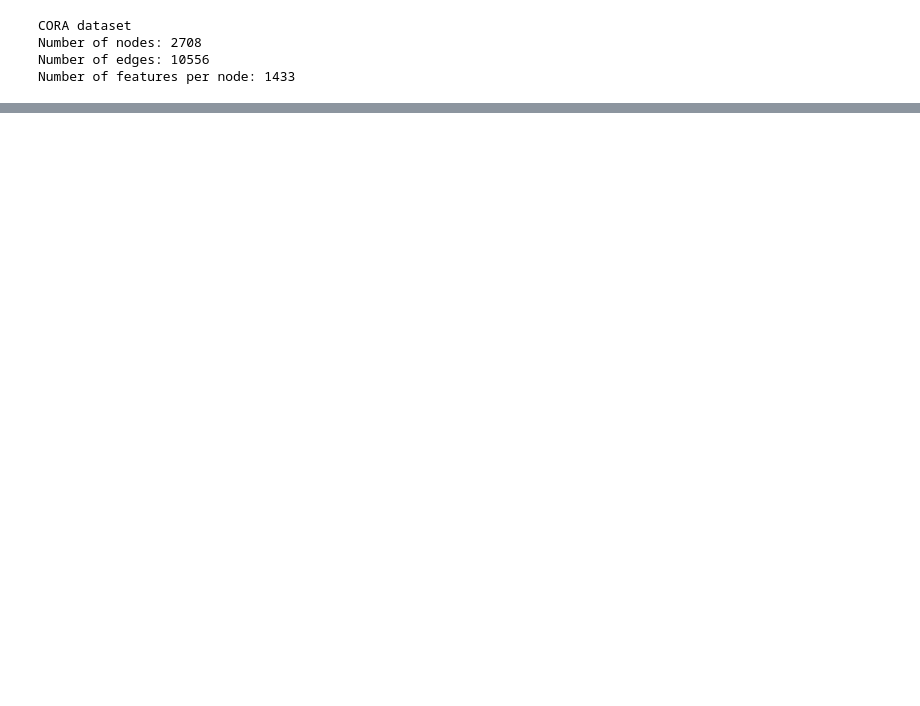
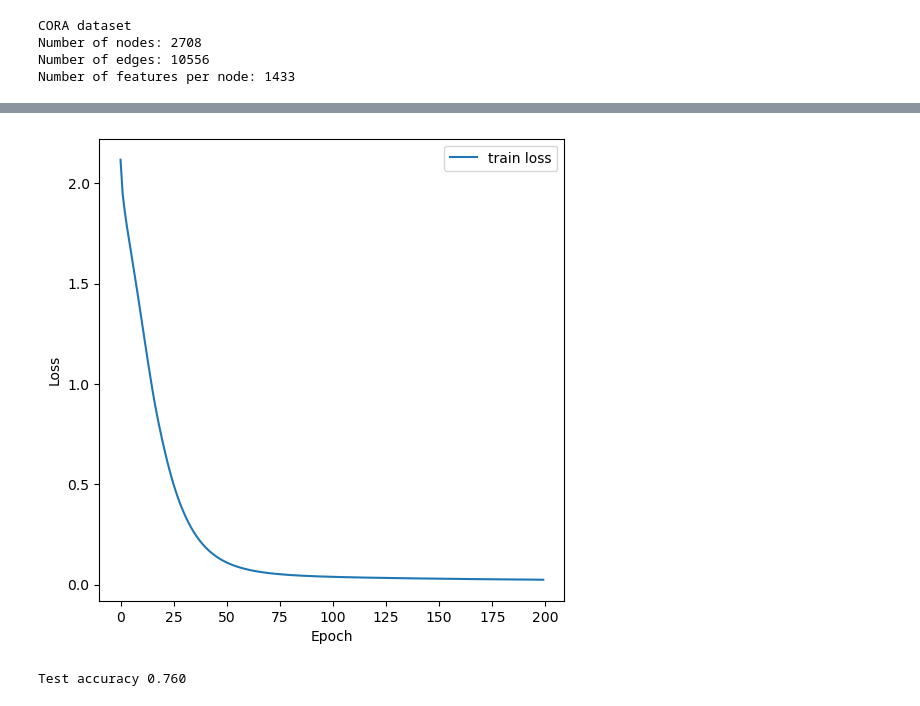
Before and after one commit to AliceDeLorenci/CayleyNets, a Jupyter notebook: CayleyNet.ipynb, the cells around one changed output, grey strips where cells are left out. Cells and saved outputs as stored; diff of their text form; code cells hidden in the pictures; blank space fills up the shorter version.

```diff
--- a/CayleyNet.ipynb
+++ b/CayleyNet.ipynb
@@ -141,2 +184,8 @@ utils.plot_accuracy(train_score, val_score)
 # %%
-utils.plot_loss(loss_values)
+utils.plot_loss(loaded_results['loss'])
+# %% [output]
+[figure, added]
+# %%
+print("Test accuracy {:.3f}".format(loaded_results['test accuracy']))
+# %% [output]
+Test accuracy 0.760
```
Also changed, not shown: parts of 14 cells of this notebook, 13 other files.
